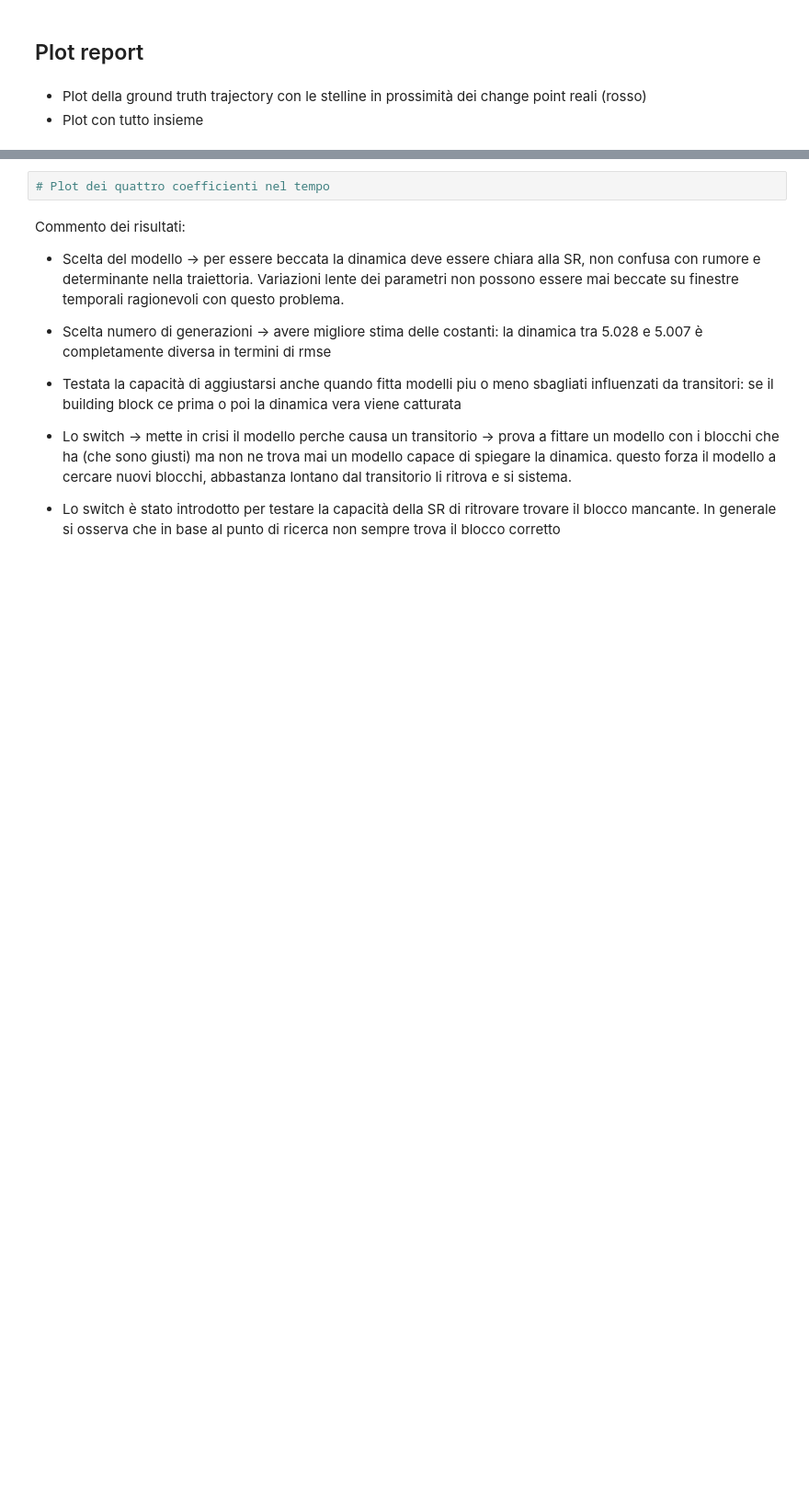
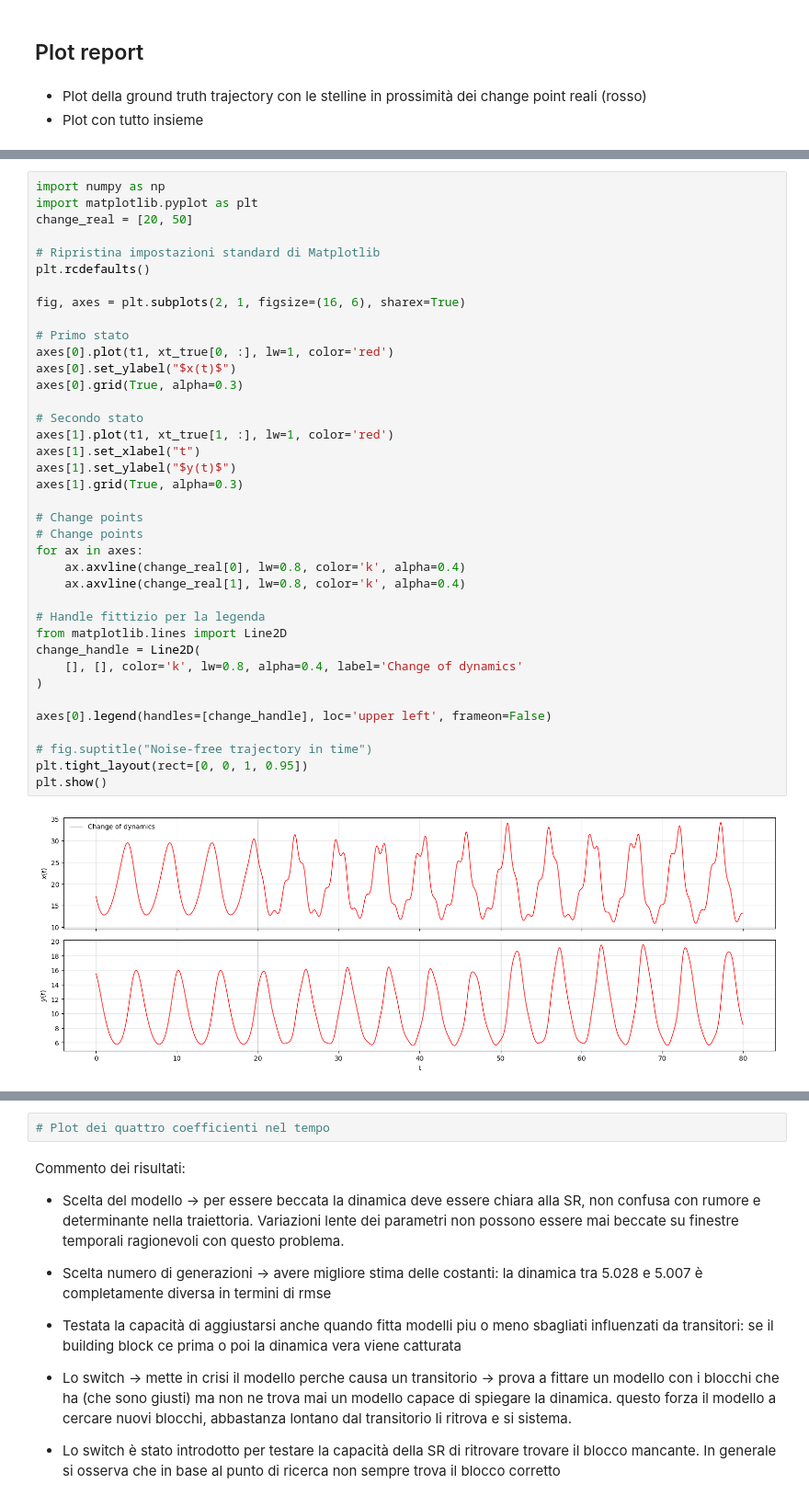
Before and after one commit to mattiagast/TesiBackup, a Jupyter notebook: Online-Test/timeVarying_LotkaVolterra.ipynb, the cells around one changed output, grey strips where cells are left out. Shown at 92% size. Drawn from its saved outputs; the diff is of its cells as text; blank space fills up the shorter version.

```diff
--- a/Online-Test/timeVarying_LotkaVolterra.ipynb
+++ b/Online-Test/timeVarying_LotkaVolterra.ipynb
@@ -450 +274,41 @@ plt.show()
+# %%
+import numpy as np
+import matplotlib.pyplot as plt
+change_real = [20, 50]
+
+# Ripristina impostazioni standard di Matplotlib
+plt.rcdefaults()
+
+fig, axes = plt.subplots(2, 1, figsize=(16, 6), sharex=True)
+
+# Primo stato
+axes[0].plot(t1, xt_true[0, :], lw=1, color='red')
+axes[0].set_ylabel("$x(t)$")
+axes[0].grid(True, alpha=0.3)
+
+# Secondo stato
+axes[1].plot(t1, xt_true[1, :], lw=1, color='red')
+axes[1].set_xlabel("t")
+axes[1].set_ylabel("$y(t)$")
+axes[1].grid(True, alpha=0.3)
+
+# Change points
+# Change points
+for ax in axes:
+    ax.axvline(change_real[0], lw=0.8, color='k', alpha=0.4)
+    ax.axvline(change_real[1], lw=0.8, color='k', alpha=0.4)
+
+# Handle fittizio per la legenda
+from matplotlib.lines import Line2D
+change_handle = Line2D(
+    [], [], color='k', lw=0.8, alpha=0.4, label='Change of dynamics'
+)
+
+axes[0].legend(handles=[change_handle], loc='upper left', frameon=False)
+
+# fig.suptitle("Noise-free trajectory in time")
+plt.tight_layout(rect=[0, 0, 1, 0.95])
+plt.show()
+# %% [output]
+[figure, added]
 # %%
```
Also changed, not shown: parts of 12 cells of this notebook, 28 other files.
